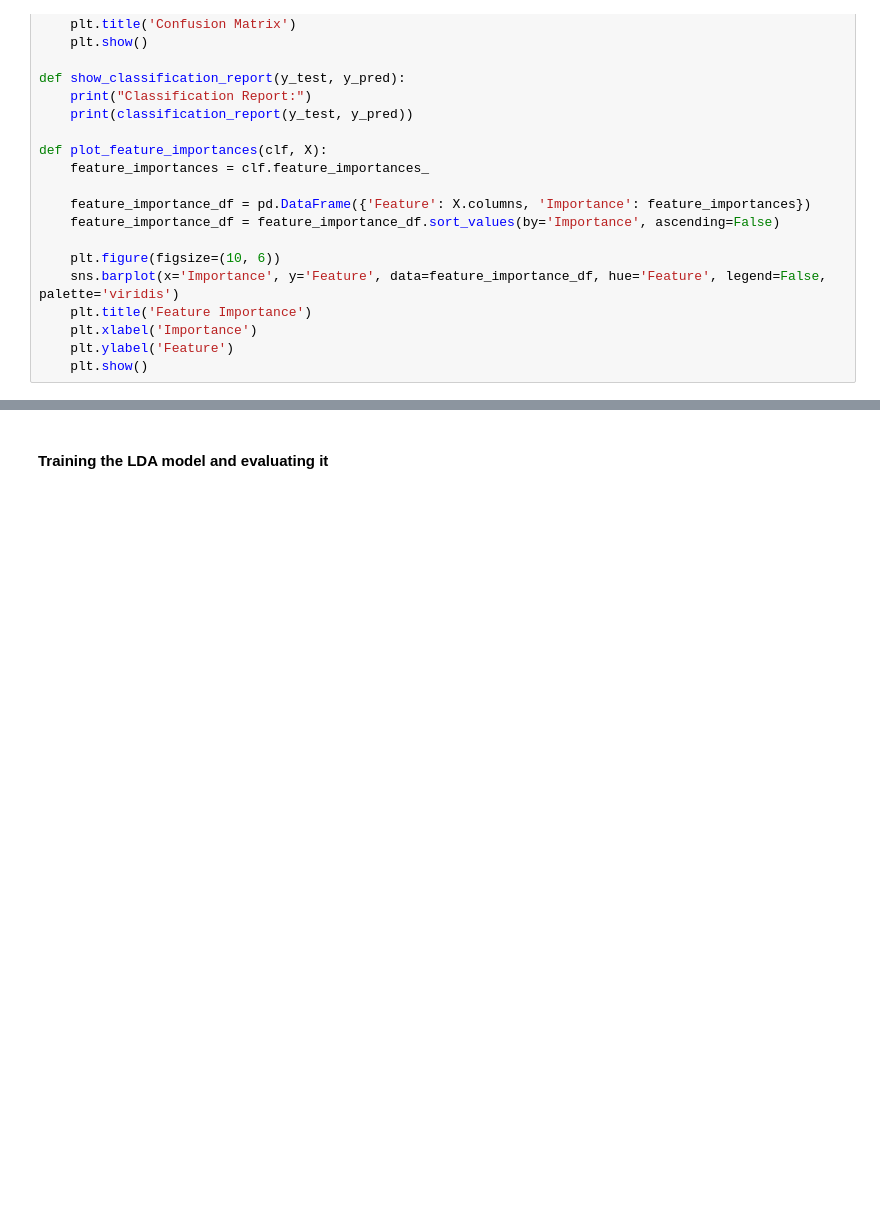
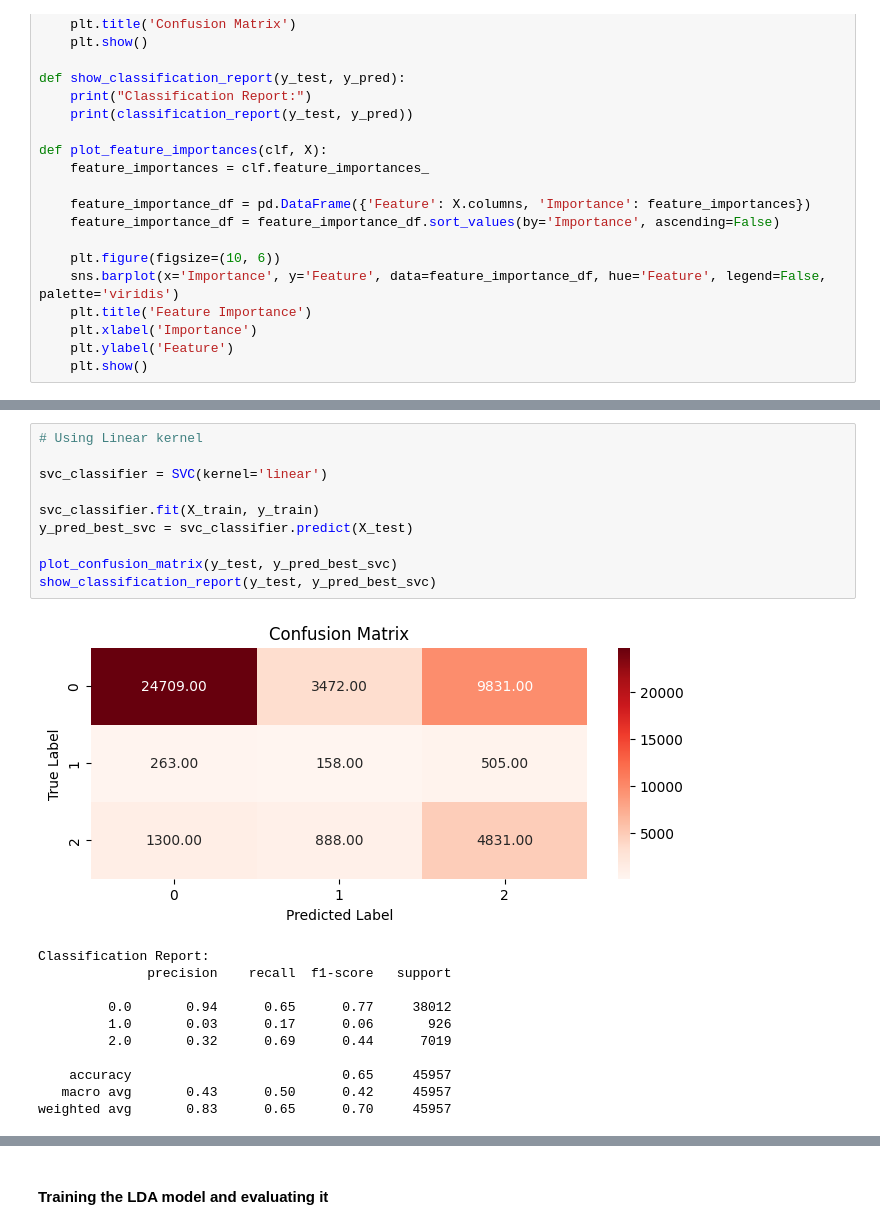
Before and after one commit to AhmeddEmad7/Diabetes_Prediction, a Jupyter notebook: Final_Notebook.ipynb, the cells around one changed output, grey strips where cells are left out. Saved outputs shown, nothing was run; the diff lists cells and outputs as text; blank space fills up the shorter version.

```diff
--- a/Final_Notebook.ipynb
+++ b/Final_Notebook.ipynb
@@ -430,0 +461,22 @@ X.isna()
+# %%
+# Using Linear kernel
+
+svc_classifier = SVC(kernel='linear')
+
+svc_classifier.fit(X_train, y_train)
+y_pred_best_svc = svc_classifier.predict(X_test)
+
+plot_confusion_matrix(y_test, y_pred_best_svc)
+show_classification_report(y_test, y_pred_best_svc)
+# %% [output]
+[figure, added]
+Classification Report:
+              precision    recall  f1-score   support
+
+         0.0       0.94      0.65      0.77     38012
+         1.0       0.03      0.17      0.06       926
+         2.0       0.32      0.69      0.44      7019
+
+    accuracy                           0.65     45957
+   macro avg       0.43      0.50      0.42     45957
+weighted avg       0.83      0.65      0.70     45957
```
Also changed, not shown: parts of 35 cells of this notebook, 1 other file.
